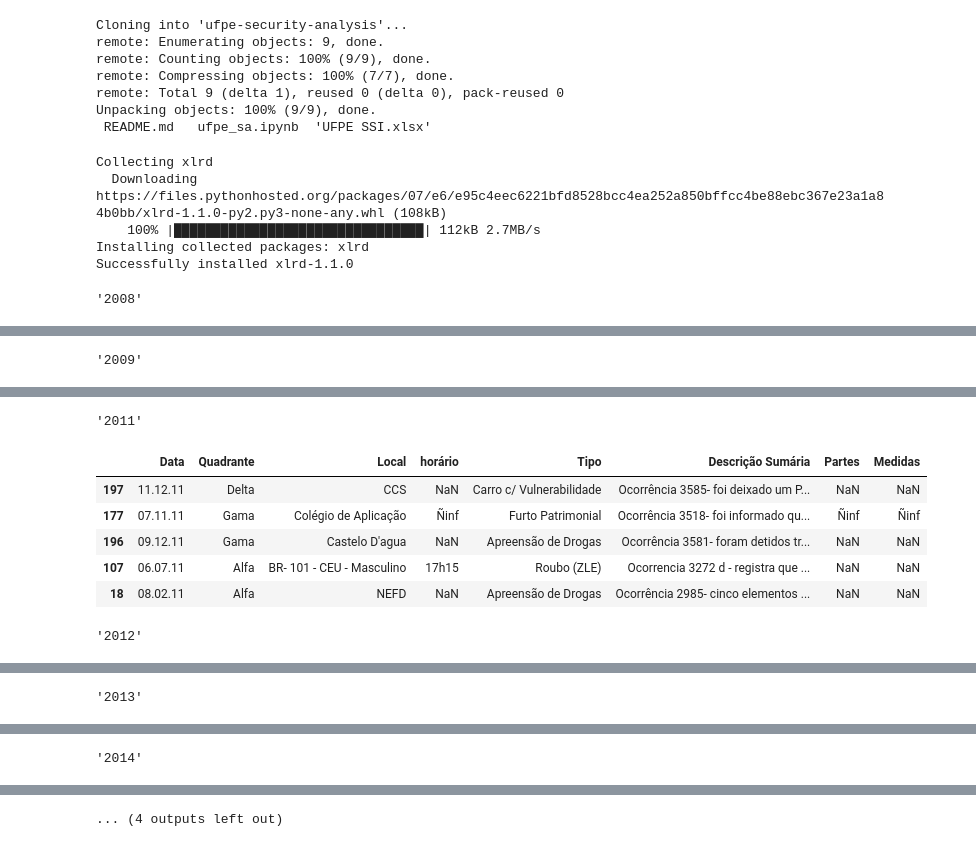
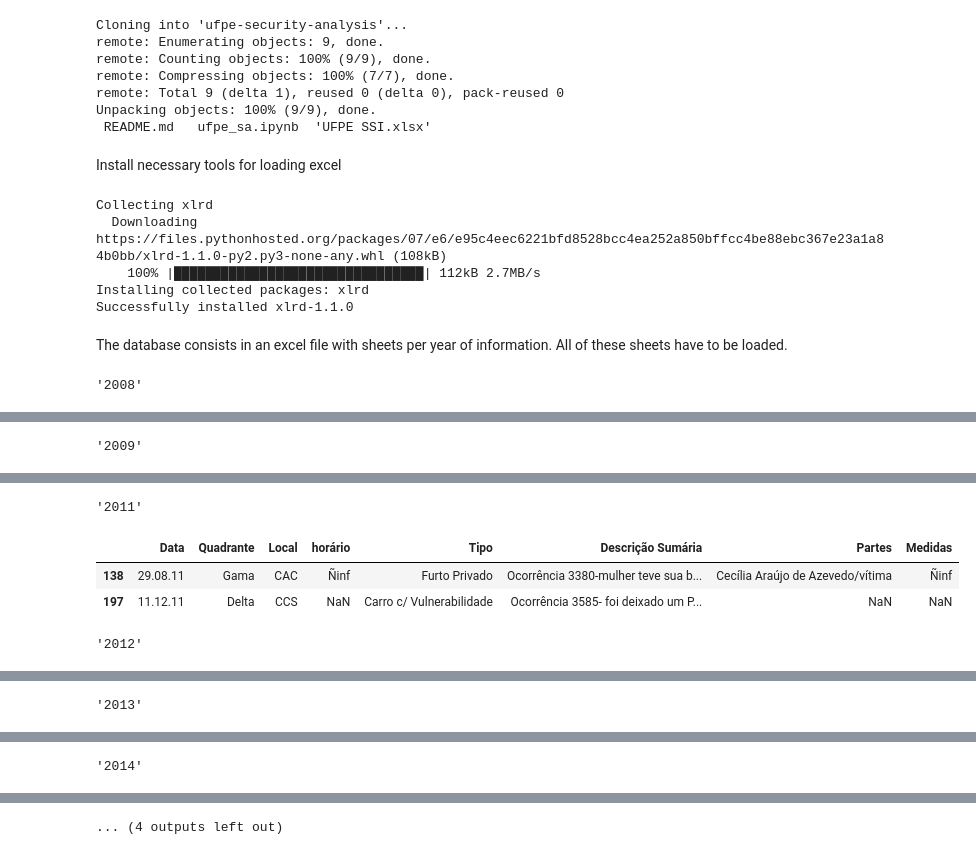
Before and after one commit to pedro00dk/ufpe-security-analysis, a Jupyter notebook: ufpe_sa.ipynb, the cells around one changed output, grey strips where cells are left out. Saved outputs shown, nothing was run; the diff lists cells and outputs as text; code cells hidden in the pictures.

```diff
--- a/ufpe_sa.ipynb
+++ b/ufpe_sa.ipynb
@@ -14,6 +16,8 @@ remote: Compressing objects: 100% (7/7), done.
 remote: Total 9 (delta 1), reused 0 (delta 0), pack-reused 0
 Unpacking objects: 100% (9/9), done.
  README.md   ufpe_sa.ipynb  'UFPE SSI.xlsx'
+# %% [markdown]
+Install necessary tools for loading excel
 # %%
 !pip install xlrd
 # %% [output]
@@ -27,8 +32,10 @@ import pandas as pd
+# %% [markdown]
+The database consists in an excel file with sheets per year of information. All of these sheets have to be loaded.
 # %%
 xls = pd.ExcelFile('./ufpe-security-analysis/UFPE SSI.xlsx')
 dfs = xls.parse(sheet_name=xls.sheet_names)
 
-[display(year, df.sample(5)) for year, df in dfs.items()]
+[display(y, df.sample(2)) for y, df in dfs.items()]
 # %% [output]
 '2008'
 |  | Data | Quadrante | Local | Horário | Tipo | Descrição Sumária | Partes | Medidas |
@@ -47,9 +48,6 @@ dfs = xls.parse(sheet_name=xls.sheet_names)
 '2011'
 |  | Data | Quadrante | Local | horário | Tipo | Descrição Sumária | Partes | Medidas |
+| 138 | 29.08.11 | Gama | CAC | Ñinf | Furto Privado | Ocorrência 3380-mulher teve sua b... | Cecília Araújo de Azevedo/vítima | Ñinf |
 | 197 | 11.12.11 | Delta | CCS | NaN | Carro c/ Vulnerabilidade | Ocorrência 3585- foi deixado um P... | NaN | NaN |
-| 177 | 07.11.11 | Gama | Colégio de Aplicação | Ñinf | Furto Patrimonial | Ocorrência 3518- foi informado qu... | Ñinf | Ñinf |
-| 196 | 09.12.11 | Gama | Castelo D'agua | NaN | Apreensão de Drogas | Ocorrência 3581- foram detidos tr... | NaN | NaN |
-| 107 | 06.07.11 | Alfa | BR- 101 - CEU - Masculino | 17h15 | Roubo (ZLE) | Ocorrencia 3272 d - registra que ... | NaN | NaN |
-| 18 | 08.02.11 | Alfa | NEFD | NaN | Apreensão de Drogas | Ocorrência 2985- cinco elementos ... | NaN | NaN |
 '2012'
 |  | Data | Quadrante | Local | horário | Tipo | Descrição Sumária | Partes | Medidas |
```
Also changed, not shown: parts of 4 cells of this notebook.
